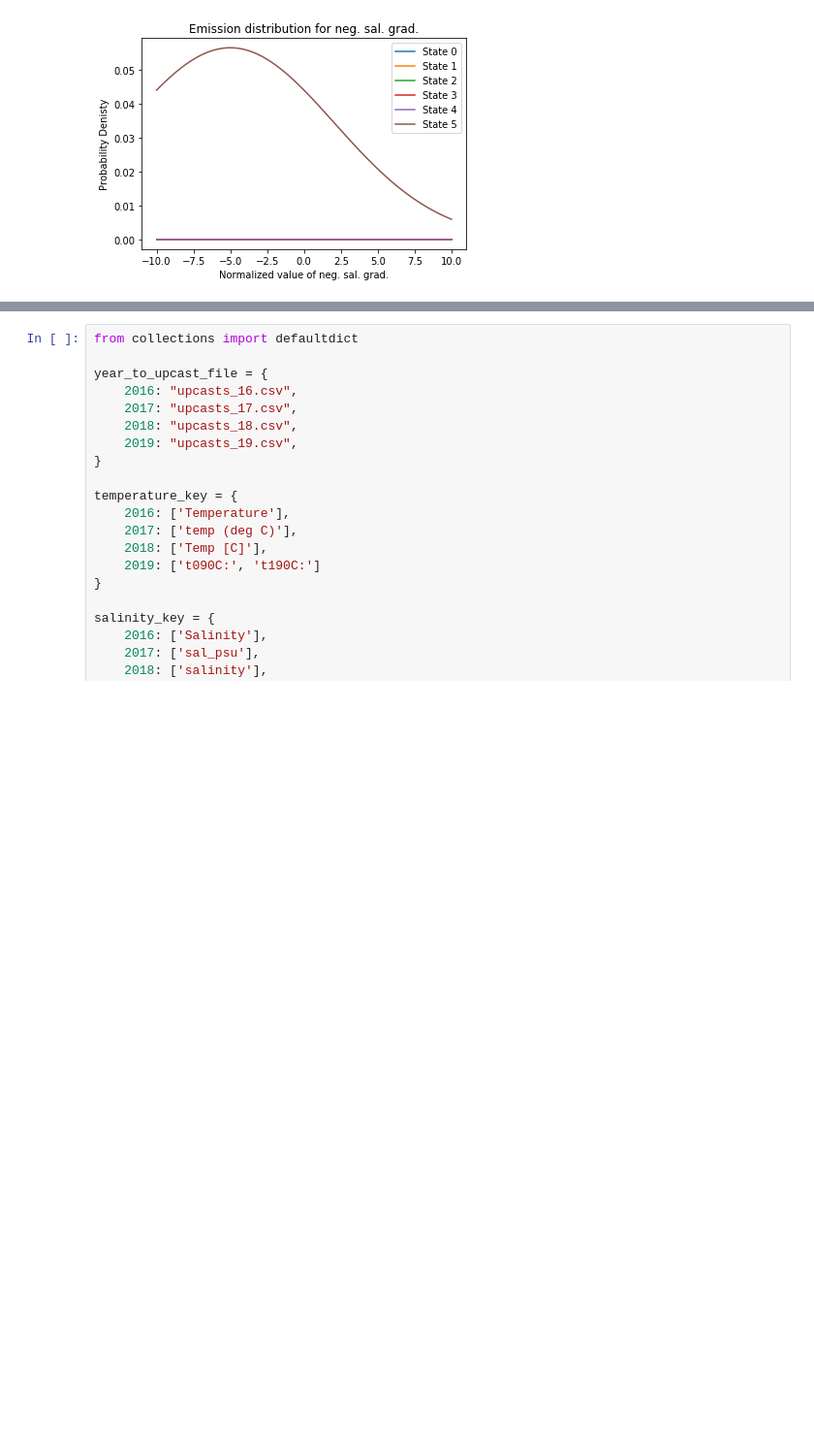
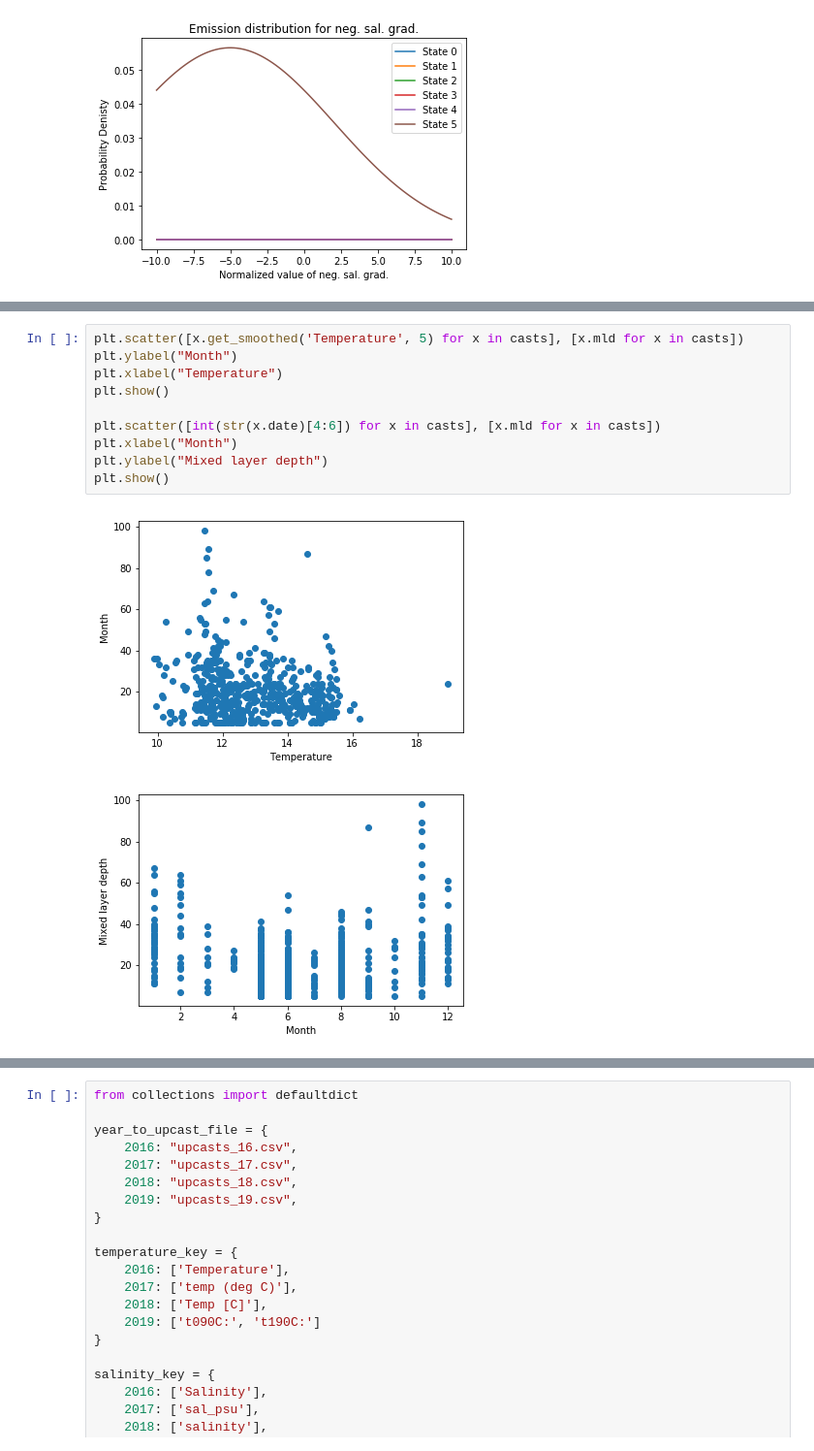
Before and after one commit to AvantiShri/ess151project, a Jupyter notebook: OceanLayersHmm.ipynb, the cells around one changed output, grey strips where cells are left out. Shown at 97% size. Drawn from its saved outputs; the diff is of its cells as text; blank space fills up the shorter version.

```diff
--- a/OceanLayersHmm.ipynb
+++ b/OceanLayersHmm.ipynb
@@ -600,2 +599,15 @@ np.mean([x.has_breaks_after_mld for x in casts])
+# %%
+plt.scatter([x.get_smoothed('Temperature', 5) for x in casts], [x.mld for x in casts])
+plt.ylabel("Month")
+plt.xlabel("Temperature")
+plt.show()
+
+plt.scatter([int(str(x.date)[4:6]) for x in casts], [x.mld for x in casts])
+plt.xlabel("Month")
+plt.ylabel("Mixed layer depth")
+plt.show()
+# %% [output]
+[figure, added]
+[figure, added]
 # %%
 """for cast_idx,cast in enumerate(casts):
```
Also changed, not shown: parts of 7 cells of this notebook.
